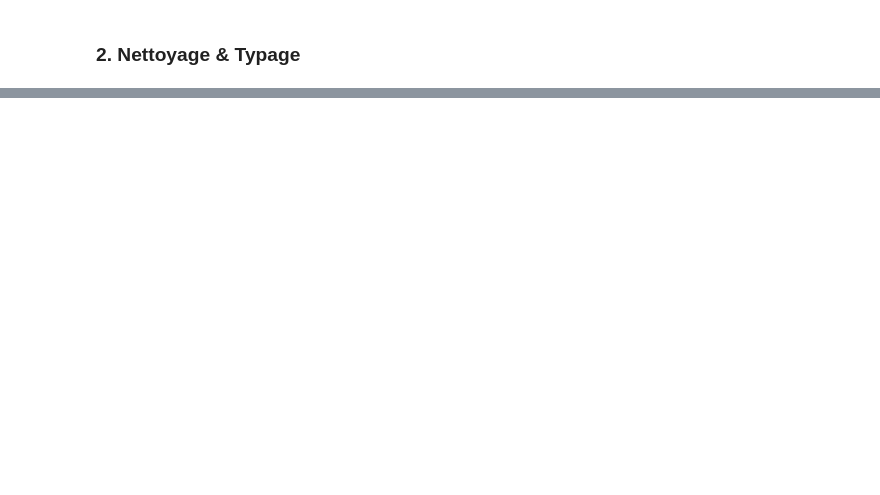
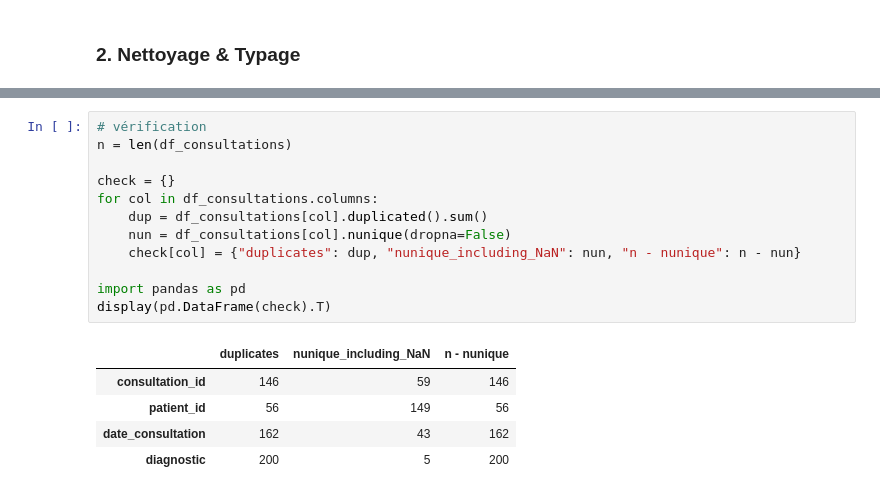
Before and after one commit to leagravellard/Mise_en_situation---REF-DATA, a Jupyter notebook: I. Traitement de données en Python/notebook.ipynb, the cells around one changed output, grey strips where cells are left out. Drawn from its saved outputs; the diff is of its cells as text; blank space fills up the shorter version.

```diff
--- a/I. Traitement de données en Python/notebook.ipynb
+++ b/I. Traitement de données en Python/notebook.ipynb
@@ -40,0 +342,18 @@ df_patients.head(), df_consultations.head()
+# %%
+# vérification
+n = len(df_consultations)
+
+check = {}
+for col in df_consultations.columns:
+    dup = df_consultations[col].duplicated().sum()
+    nun = df_consultations[col].nunique(dropna=False)
+    check[col] = {"duplicates": dup, "nunique_including_NaN": nun, "n - nunique": n - nun}
+
+import pandas as pd
+display(pd.DataFrame(check).T)
+# %% [output]
+|  | duplicates | nunique_including_NaN | n - nunique |
+| consultation_id | 146 | 59 | 146 |
+| patient_id | 56 | 149 | 56 |
+| date_consultation | 162 | 43 | 162 |
+| diagnostic | 200 | 5 | 200 |
```
Also changed, not shown: parts of 22 cells of this notebook, 1 other file.
